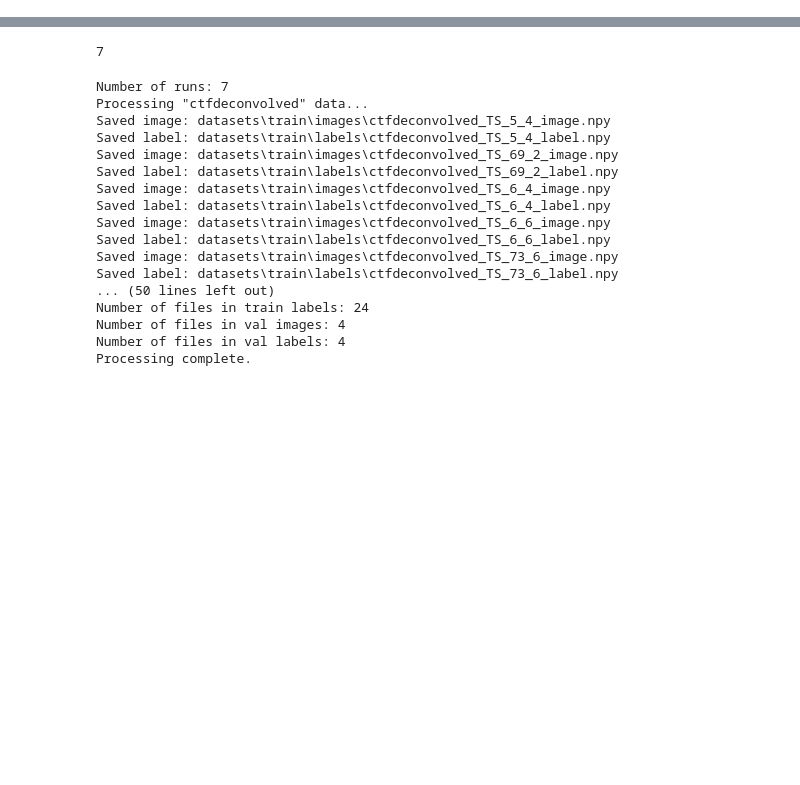
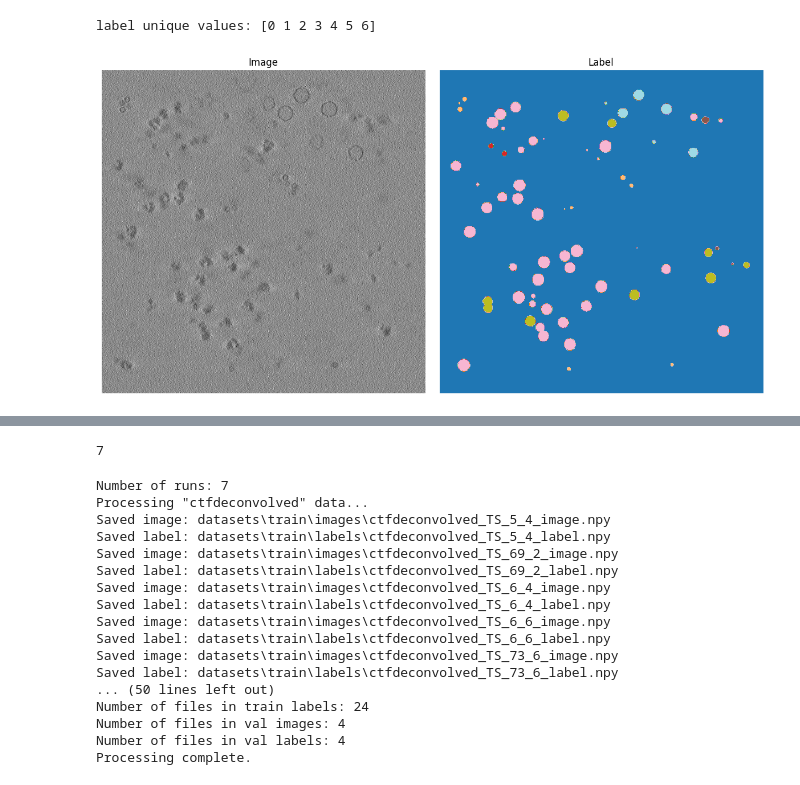
Before and after one commit to wooseungw/czll, a Jupyter notebook: make_npy_dataset.ipynb, the cells around one changed output, grey strips where cells are left out. Cells and saved outputs as stored; diff of their text form; code cells hidden in the pictures; blank space fills up the shorter version.

```diff
--- a/make_npy_dataset.ipynb
+++ b/make_npy_dataset.ipynb
@@ -3,3 +201,29 @@ import monai
+# %%
+import numpy as np
+import matplotlib.pyplot as plt
+
+# Load the first image and label
+image = np.load("datasets/train/images/wbp_TS_14_image.npy")
+label = np.load("datasets/train/labels/wbp_TS_14_label.npy")
+print("label unique values:", np.unique(label))
+# Display the image and label
+plt.figure(figsize=(12, 6))
+
+plt.subplot(1, 2, 1)
+plt.imshow(image[100], cmap="gray")
+plt.title("Image")
+plt.axis("off")
+
+plt.subplot(1, 2, 2)
+plt.imshow(label[100], cmap="tab20")
+plt.title("Label")
+plt.axis("off")
+
+plt.tight_layout()
+plt.show()
+# %% [output]
+label unique values: [0 1 2 3 4 5 6]
+[figure, added]
 # %%
 # Make a copick project
 import os
```
Also changed, not shown: parts of 4 cells of this notebook.
